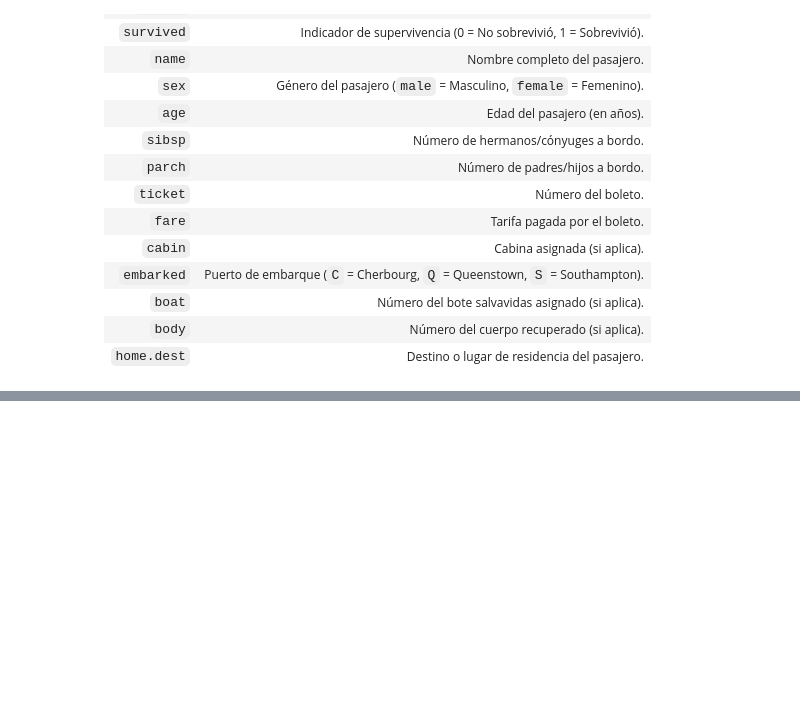
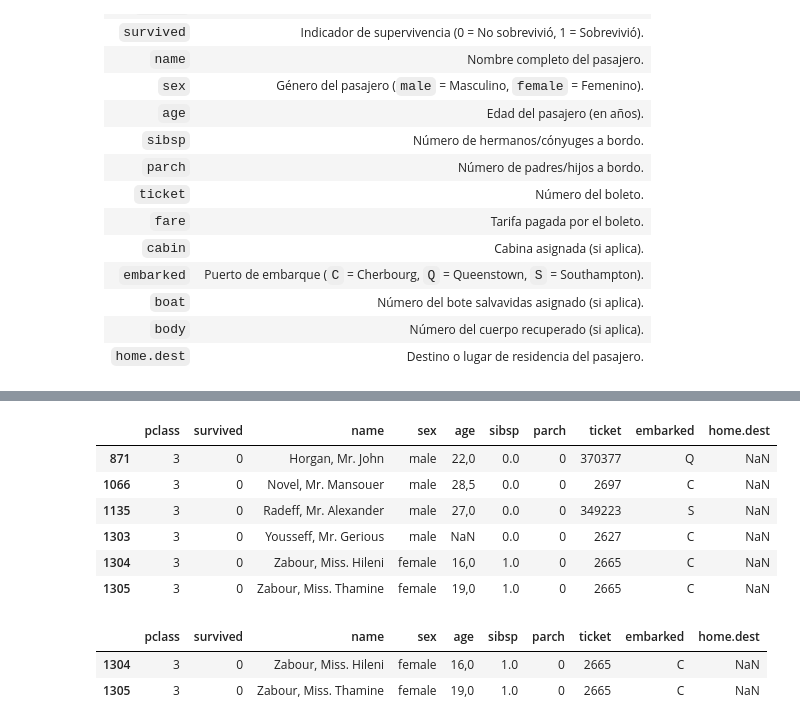
Before and after one commit to fermuba/Titanic, a Jupyter notebook: notebooks/01.data_clean.ipynb, the cells around one changed output, grey strips where cells are left out. Drawn from its saved outputs; the diff is of its cells as text; code cells hidden in the pictures; blank space fills up the shorter version.

```diff
--- a/notebooks/01.data_clean.ipynb
+++ b/notebooks/01.data_clean.ipynb
@@ -68,0 +58,6 @@ Index(['pclass', 'survived', 'name', 'sex', 'age', 'sibsp', 'parch', 'ticket',
+# %%
+columnas_eliminar = ['cabin', 'boat', 'body', 'fare']
+
+df_procesado = df.drop(columns= columnas_eliminar)
+
+df_procesado.head()
@@ -68,0 +158,18 @@ Index(['pclass', 'survived', 'name', 'sex', 'age', 'sibsp', 'parch', 'ticket',
+# %%
+# Revisamos home.dest
+df_procesado[df_procesado['home.dest'].isna()]
+# %% [output]
+|  | pclass | survived | name | sex | age | sibsp | parch | ticket | embarked | home.dest |
+| 871 | 3 | 0 | Horgan, Mr. John | male | 22,0 | 0.0 | 0 | 370377 | Q | NaN |
+| 1066 | 3 | 0 | Novel, Mr. Mansouer | male | 28,5 | 0.0 | 0 | 2697 | C | NaN |
+| 1135 | 3 | 0 | Radeff, Mr. Alexander | male | 27,0 | 0.0 | 0 | 349223 | S | NaN |
+| 1303 | 3 | 0 | Yousseff, Mr. Gerious | male | NaN | 0.0 | 0 | 2627 | C | NaN |
+| 1304 | 3 | 0 | Zabour, Miss. Hileni | female | 16,0 | 1.0 | 0 | 2665 | C | NaN |
+| 1305 | 3 | 0 | Zabour, Miss. Thamine | female | 19,0 | 1.0 | 0 | 2665 | C | NaN |
+# %%
+# Revisamos si hay alguna familia Zabour, aunque sibsp sugiere que son hermanas
+df_procesado[df_procesado['name'].str.contains('Zabour', case= False, na= False)]
+# %% [output]
+|  | pclass | survived | name | sex | age | sibsp | parch | ticket | embarked | home.dest |
+| 1304 | 3 | 0 | Zabour, Miss. Hileni | female | 16,0 | 1.0 | 0 | 2665 | C | NaN |
+| 1305 | 3 | 0 | Zabour, Miss. Thamine | female | 19,0 | 1.0 | 0 | 2665 | C | NaN |
```
Also changed, not shown: parts of 44 cells of this notebook, 2 other files.
